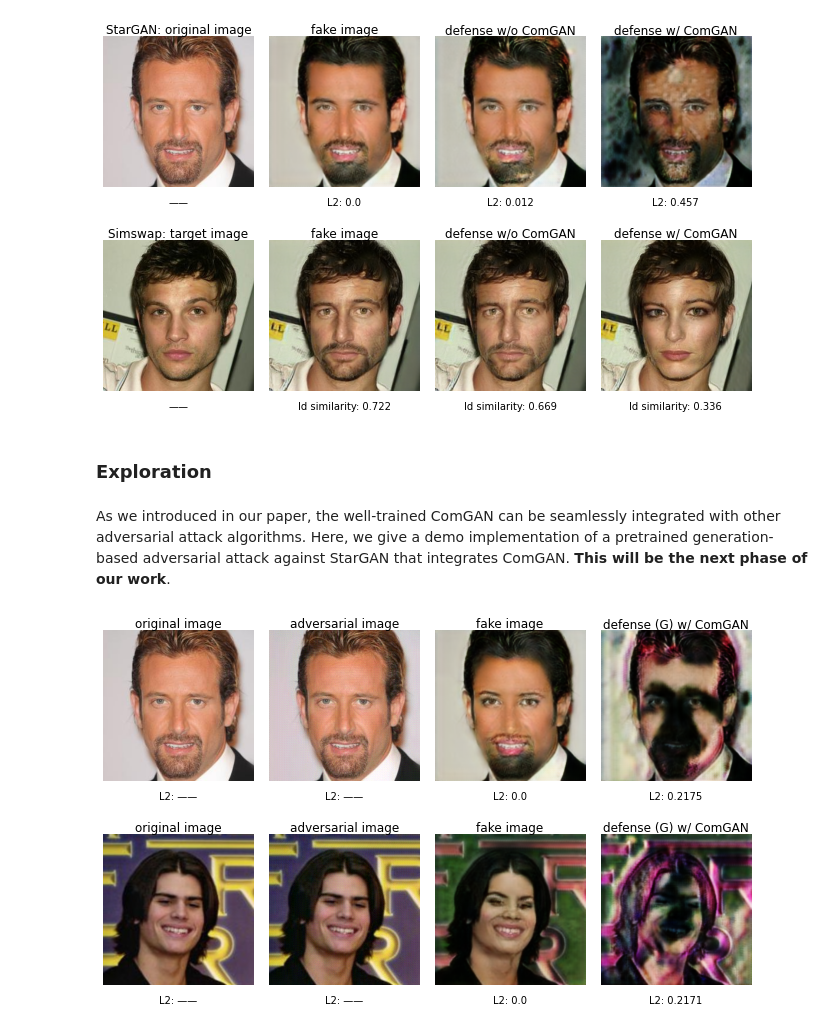
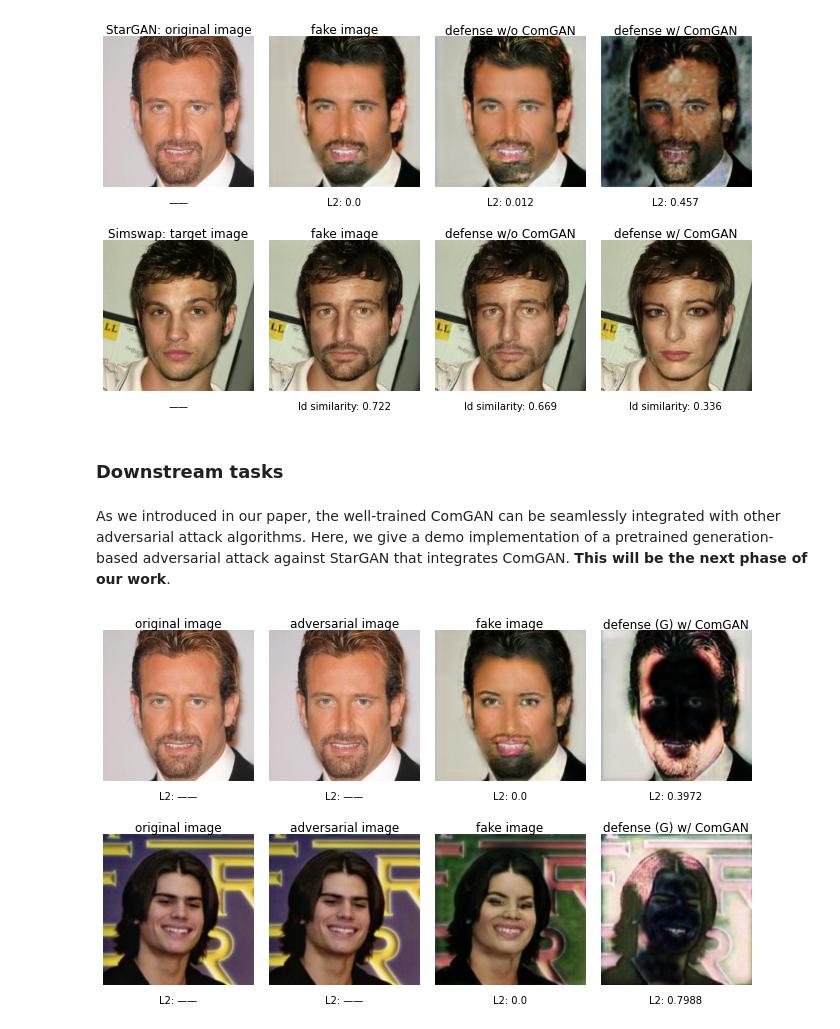
Before and after one commit to ZOMIN28/DF_RAP, a Jupyter notebook: demo.ipynb, the cells around one changed output. Cells and saved outputs as stored; diff of their text form; code cells hidden in the pictures.

```diff
--- a/demo.ipynb
+++ b/demo.ipynb
@@ -124,48 +124,48 @@ plt.subplots_adjust(left=0.05, right=0.95, top=0.95, bottom=0.05, wspace=0.1, hs
 plt.show()
 # %% [output]
 [figure]
-# %% [markdown]
-### Exploration
+# %% [markdown]
+### Downstream tasks
 # %% [markdown]
 As we introduced in our paper, the well-trained ComGAN can be seamlessly integrated with other adversarial attack algorithms. Here, we give a demo implementation of a pretrained generation-based adversarial attack against StarGAN that integrates ComGAN. **This will be the next phase of our work**.
 # %%
 name_list = ["original image","adversarial image", "fake image", "defense (G) w/ ComGAN"]
-ori_img_list = [Image2tensor("data/images/ori/celeba-000109.jpg"),Image2tensor("data/images/ori/lfw-000010.jpg",process=True)]
+ori_img_list = [Image2tensor("data/images/ori/celeba-000109.jpg"), Image2tensor("data/images/ori/lfw-000010.jpg",process=True)]
 
-pertG = torch.load('checkpoints/PertG/com_pertG.pt').to(device)
+pertG = torch.load('checkpoints/PertG/df-rap_Gen_stargan.pt').to(device)
 pertG.eval()
-
 
 fig, axs = plt.subplots(2, 4, figsize=(10, 6))
 
 for idx, ori_img in enumerate(ori_img_list):
     L2 = ["——","——"]
 
     with torch.no_grad():
         pert = pertG(ori_img)
         pert = torch.clamp(pert, -0.05, 0.05)
         x_adv = torch.clamp(ori_img+pert, -1.0, 1.0)
 
     c_trg = torch.tensor([[1.,0.,0.,0.,1.]]).to(device)
     save_list = [ori_img]
     save_list.append(x_adv)
+    save_image(denorm(x_adv), "data/images/adv/stargan_com_Gadv"+str(idx)+".png")
     save_list.append(stargan_fake(ori_img,c_trg,starG))
 
     # Transmitting the x_adv images via Facebook and storing it in data/images/com_adv/facebook/
     com_adv = Image2tensor("data/images/osn_adv/facebook/stargan_com_Gadv"+str(idx)+".jpg")
-    save_list.append(stargan_fake(com_adv,c_trg,starG))
+    save_list.append(stargan_fake(com_adv, c_trg, starG))
 
     for i in range(len(save_list)-2):
         L2.append(str(F.mse_loss(save_list[2],save_list[i+2]).item()))
 
     for i, img in enumerate(save_list):
         ax = axs[idx,i]
         ax.imshow(denorm(img[0]).cpu().detach().permute(1, 2, 0))
         ax.axis('off')
         ax.set_title(name_list[i],horizontalalignment='center', verticalalignment='center', transform=ax.transAxes)
         ax.text(0.5, -0.1,'L2: {}'.format(L2[i][:6]),horizontalalignment='center', verticalalignment='center', transform=ax.transAxes)
 
 plt.subplots_adjust(left=0.05, right=0.95, top=0.95, bottom=0.05, wspace=0.1, hspace=0.1)
 plt.show()
 # %% [output]
-[figure, old version]
+[figure, new version]
```
Also changed, not shown: parts of 1 cell of this notebook.
